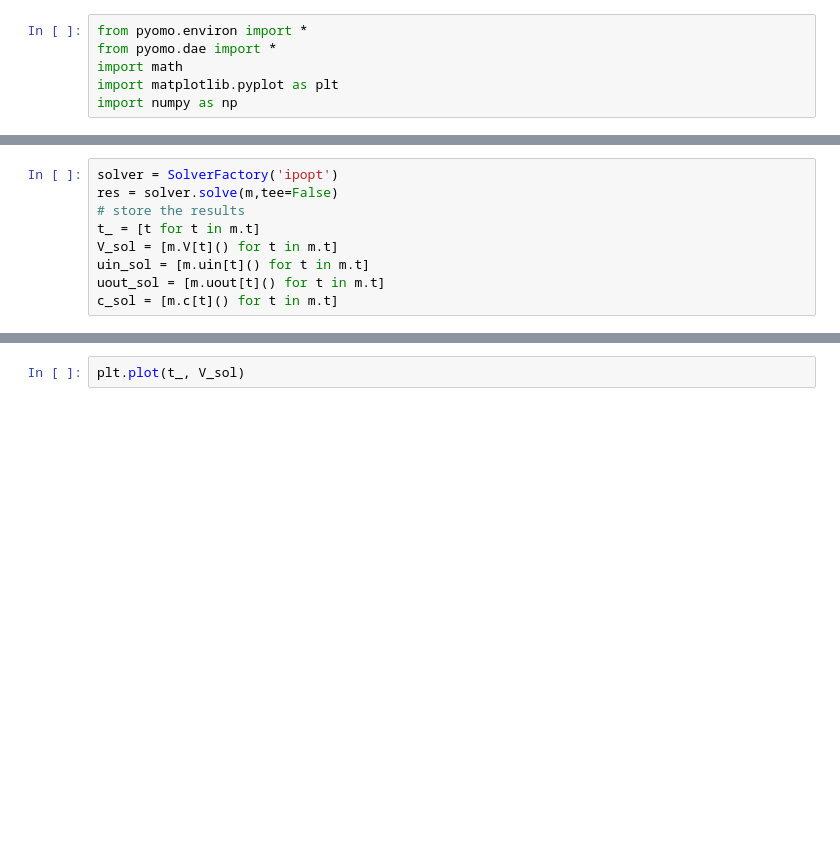
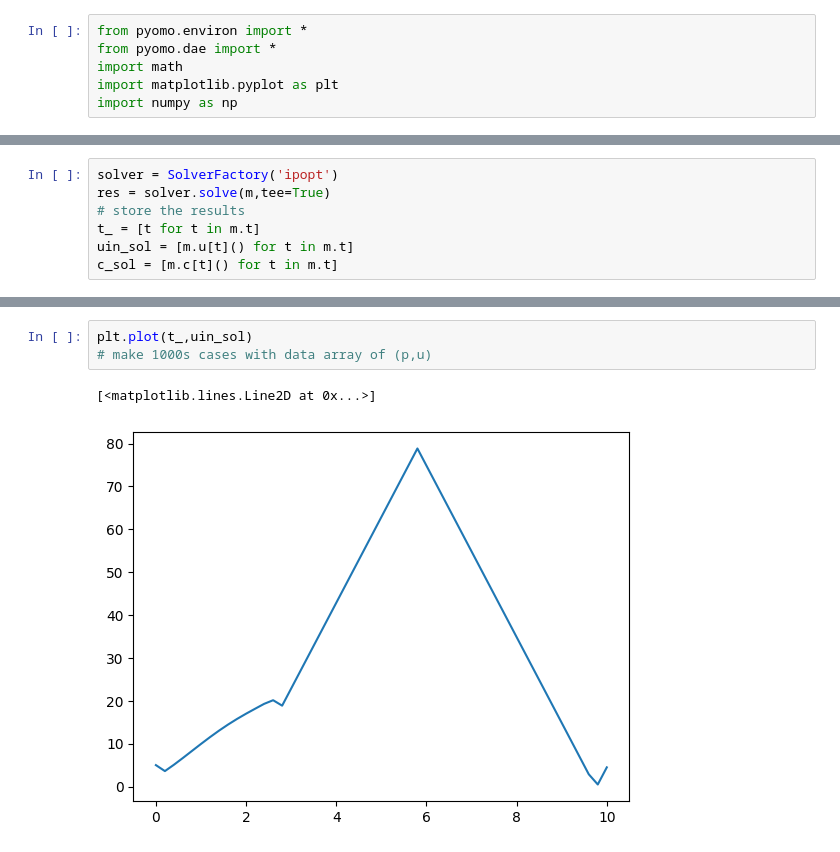
Before and after one commit to JiyongHarry/SAIL_Optimization, a Jupyter notebook: MPC for CSTR/Isothermal_CSTR_fixed_volume.ipynb, the cells around one changed output, grey strips where cells are left out. Cells and saved outputs as stored; diff of their text form; blank space fills up the shorter version.

```diff
--- a/MPC for CSTR/Isothermal_CSTR_fixed_volume.ipynb
+++ b/MPC for CSTR/Isothermal_CSTR_fixed_volume.ipynb
@@ -85,10 +112,8 @@ Text(0, 0.5, 'Concentration')
 # %%
 solver = SolverFactory('ipopt')
-res = solver.solve(m,tee=False)
+res = solver.solve(m,tee=True)
 # store the results
 t_ = [t for t in m.t]
-V_sol = [m.V[t]() for t in m.t]
-uin_sol = [m.uin[t]() for t in m.t]
-uout_sol = [m.uout[t]() for t in m.t]
+uin_sol = [m.u[t]() for t in m.t]
 c_sol = [m.c[t]() for t in m.t]
 # %% [output]
@@ -98,2 +137,6 @@ ApplicationError: No executable found for solver 'ipopt'
-# %%
-plt.plot(t_, V_sol)
+# %%
+plt.plot(t_,uin_sol)
+# make 1000s cases with data array of (p,u)
+# %% [output]
+[<matplotlib.lines.Line2D at 0x...>]
+[figure, added]
```
Also changed, not shown: parts of 7 cells of this notebook, 2 other files.
